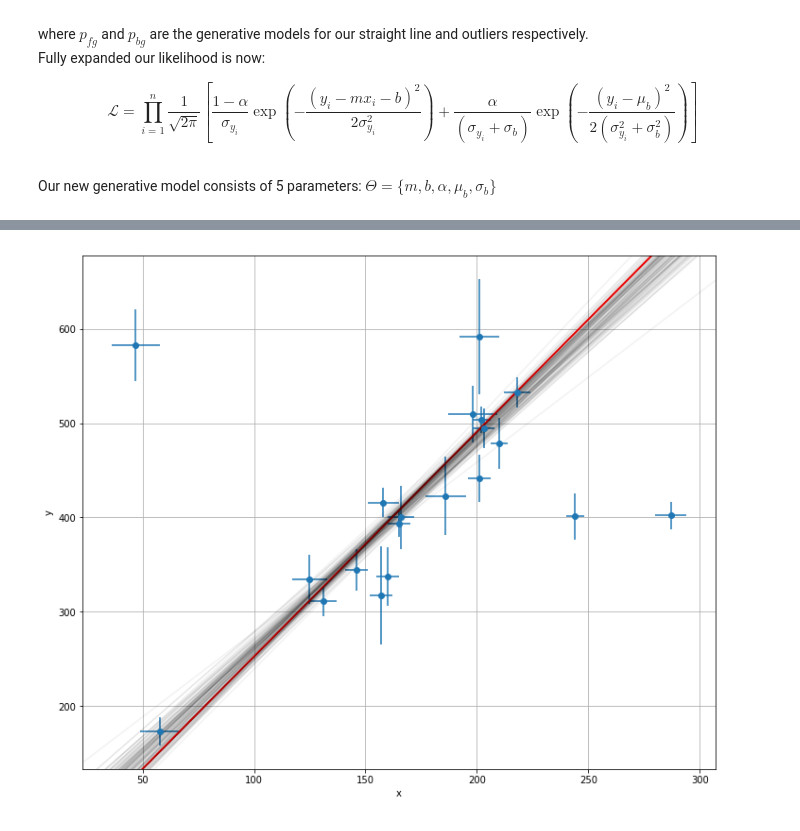
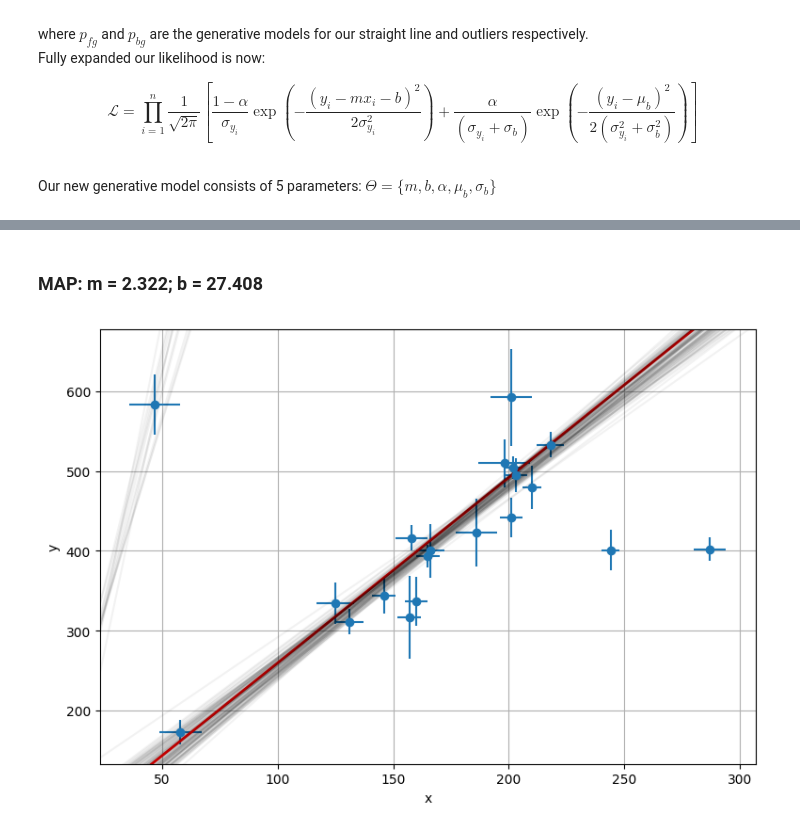
Before and after one commit to astromancer/basic-bayes, a Jupyter notebook: GenerativeModels.ipynb, the cells around one changed output, grey strips where cells are left out. Cells and saved outputs as stored; diff of their text form; code cells hidden in the pictures.

```diff
--- a/GenerativeModels.ipynb
+++ b/GenerativeModels.ipynb
@@ -86,7 +86,7 @@ from matplotlib import pyplot as plt
 from IPython.display import display
 
 def plot_data(table):
-    fig, ax = plt.subplots(figsize=(12, 10))
+    fig, ax = plt.subplots(figsize=(9, 6))
     ax.errorbar(*table.columns[1:5].values(), fmt='o')
     ax.set(xlabel='x', ylabel='y')
     ax.grid()
@@ -344,11 +367,11 @@ pos, prob, state = sampler.run_mcmc(p0, n_samples)
 import corner
 
 # get the samples
-flat_samples = sampler.chain.reshape(-1, dof)[::100]
-labels = 'm','b',r'r$\alpha$',r'$\mu_b$',r'$\sigma_b$'
+flat_samples = sampler.chain[:, 1000:].reshape(-1, dof)
+labels = 'm','b',r'$\alpha$',r'$\mu_b$',r'$\sigma_b$'
 
 # plot the posteriors
-fig = corner.corner(flat_samples, labels=labels)
+fig = corner.corner(flat_samples, labels=labels, color='b')
 display(fig)
 # %% [output]
 WARNING:root:Too few points to create valid contours
@@ -361,24 +396,26 @@ WARNING:root:Too few points to create valid contours
 # %%
 # plot the Maximum a-posteriori line
 
 from scipy.stats import mode
 
 fig, ax = plot_data(table)
 m_b = flat_samples[:, :2]
 pmap = mode(m_b, 0).mode[0]
+display(Markdown('### MAP: m = {:.3f}; b = {:.3f}'.format(*pmap)))
 
 ax.set_autoscale_on(False)
 xp = np.linspace(*ax.get_xlim())
 ax.plot(xp, line(pmap, xp), 'r', lw=2)
 
-# plot some random samples from the posterior
-i = np.random.randint(0, n_samples, 100)
+# plot some random sample lines drawn from the posterior
+i = np.random.randint(0, flat_samples.shape[0], 100)
 for m, b in m_b[i]:
     ax.plot(xp, line((m, b), xp), 'k', alpha=0.05)
 
 display(fig)
 # %% [output]
+### MAP: m = 2.322; b = 27.408
-[figure, old version]
+[figure, new version]
 # %% [markdown]
 # Additional Resources
 <br>
```
Also changed, not shown: parts of 11 cells of this notebook.
